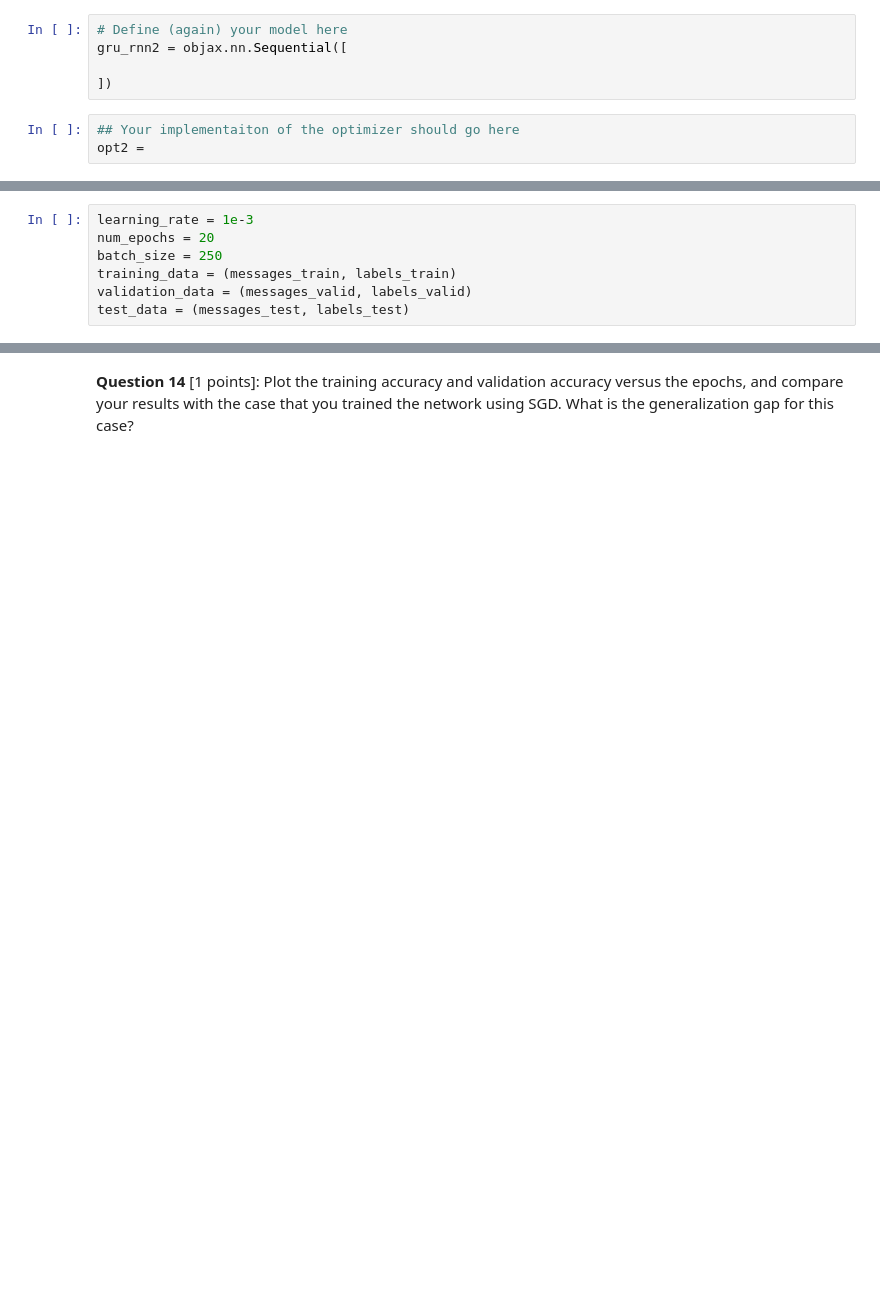
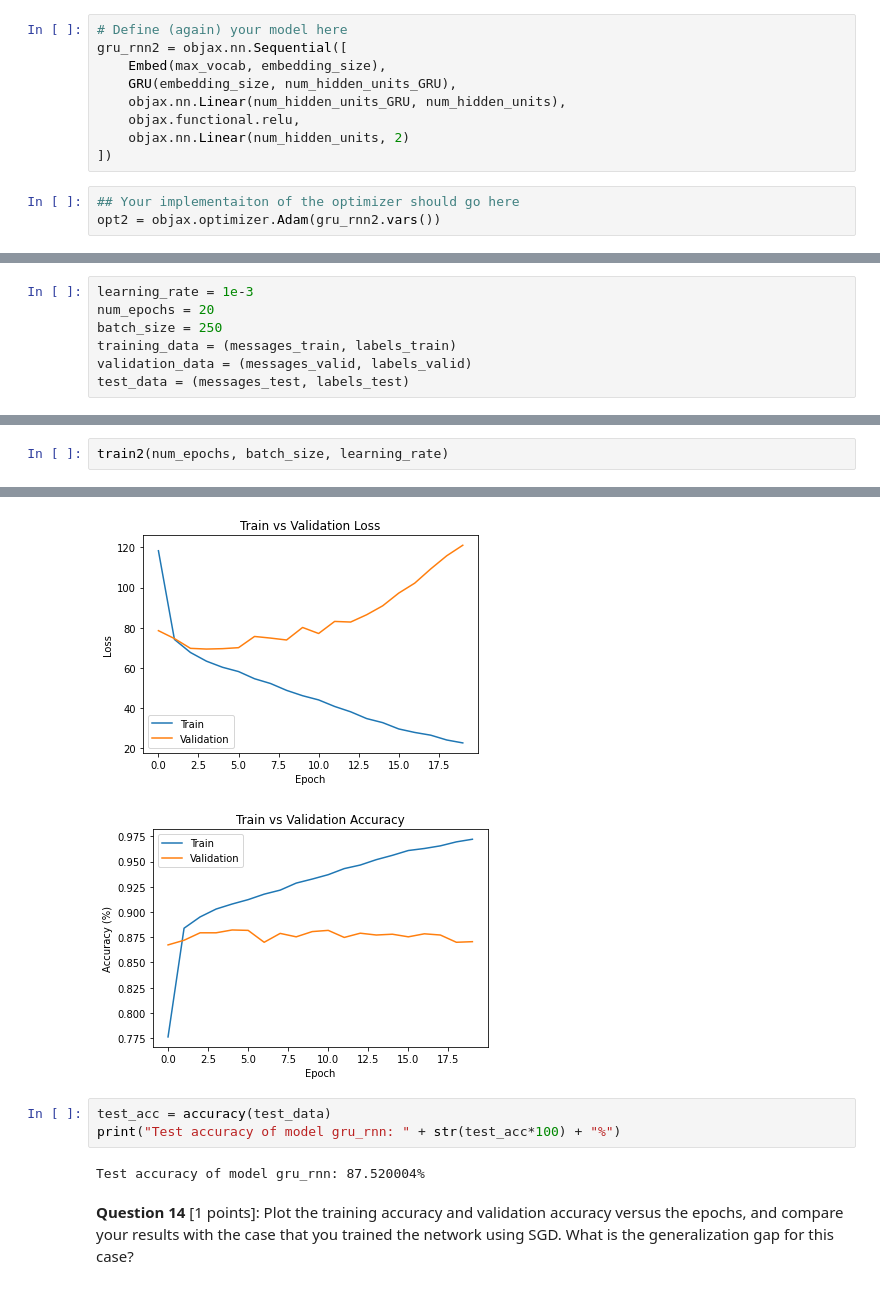
Before and after one commit to shadman-kaif/Machine-Learning-Labs, a Jupyter notebook: A5/ECE421_A5.ipynb, the cells around one changed output, grey strips where cells are left out. Saved outputs shown, nothing was run; the diff lists cells and outputs as text; blank space fills up the shorter version.

```diff
--- a/A5/ECE421_A5.ipynb
+++ b/A5/ECE421_A5.ipynb
@@ -294,11 +468,15 @@ test_data = (messages_test, labels_test)
 # %%
 # Define (again) your model here
 gru_rnn2 = objax.nn.Sequential([
-
+    Embed(max_vocab, embedding_size),
+    GRU(embedding_size, num_hidden_units_GRU),
+    objax.nn.Linear(num_hidden_units_GRU, num_hidden_units),
+    objax.functional.relu,
+    objax.nn.Linear(num_hidden_units, 2)
 ])
 # %%
 ## Your implementaiton of the optimizer should go here
-opt2 =
+opt2 = objax.optimizer.Adam(gru_rnn2.vars())
 # %% [markdown]
 You will also need the following functions.
 # %%
@@ -331,0 +562,3 @@ test_data = (messages_test, labels_test)
+# %%
+train2(num_epochs, batch_size, learning_rate)
+# %% [output]
@@ -332,2 +585,9 @@ test_data = (messages_test, labels_test)
+[figure, added]
+[figure, added]
+# %%
+test_acc = accuracy(test_data)
+print("Test accuracy of model gru_rnn: " + str(test_acc*100) + "%")
+# %% [output]
+Test accuracy of model gru_rnn: 87.520004%
 # %% [markdown]
 **Question 14** [1 points]: Plot the training accuracy and validation accuracy versus the epochs, and compare your results with the case that you trained the network using SGD. What is the generalization gap for this case?
```
Also changed, not shown: parts of 33 cells of this notebook, 1 other file.
